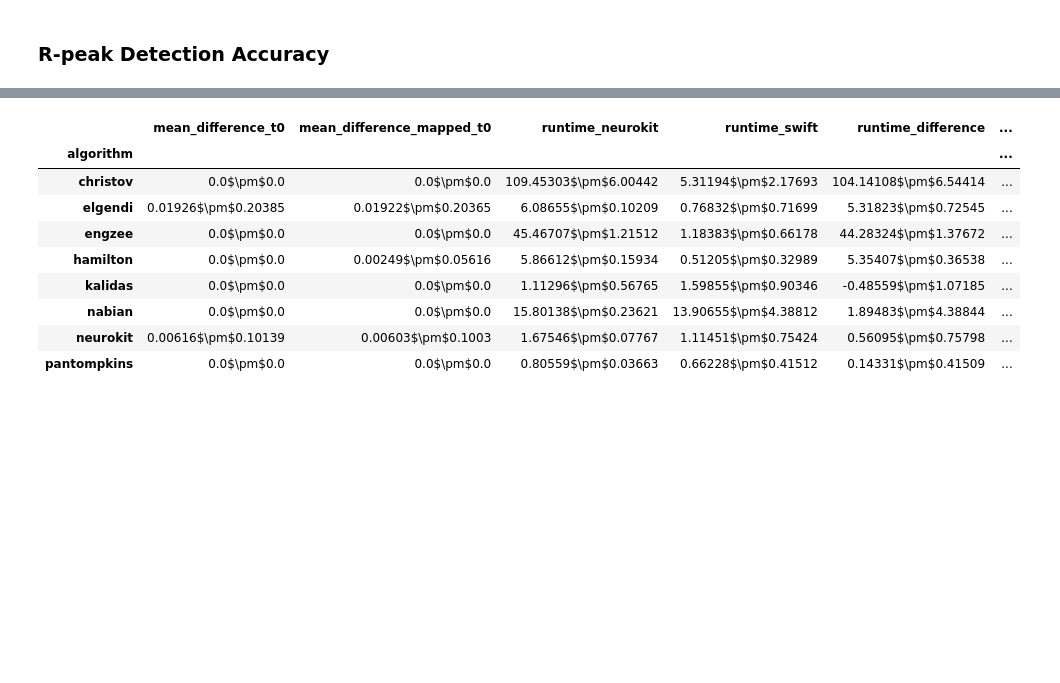
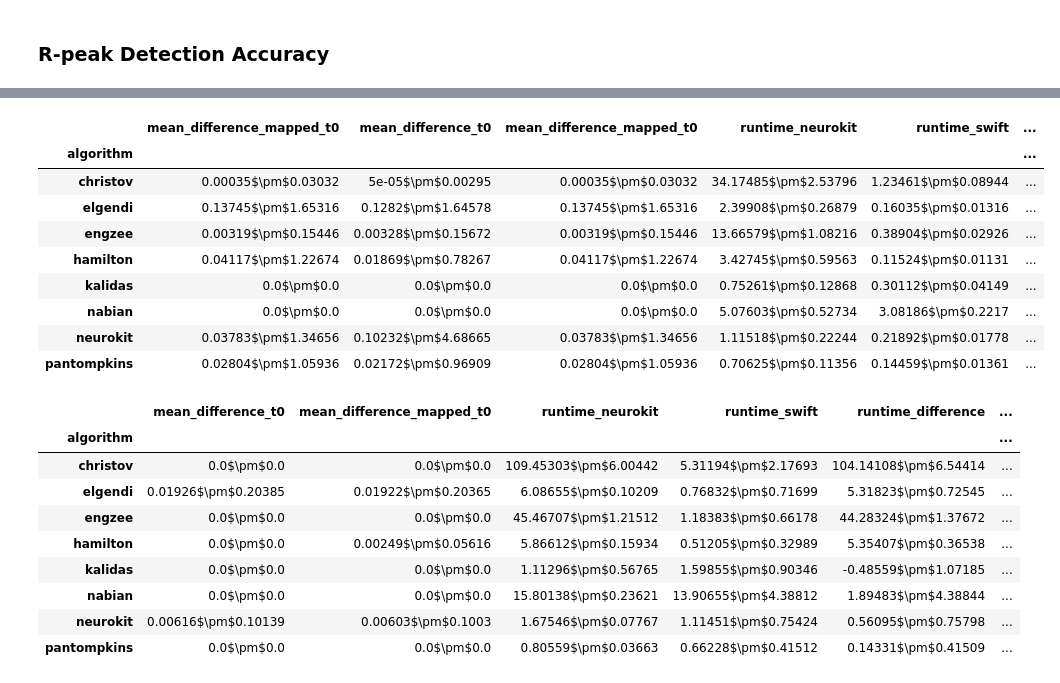
Before and after one commit to CardioKit/PeakWatch, a Jupyter notebook: analysis/analysis.ipynb, the cells around one changed output, grey strips where cells are left out. Drawn from its saved outputs; the diff is of its cells as text; code cells hidden in the pictures; blank space fills up the shorter version.

```diff
--- a/analysis/analysis.ipynb
+++ b/analysis/analysis.ipynb
@@ -619,7 +641,7 @@ Runtime Difference without Christov (ms): 3.2228611784496173 ± 4.21403911290484
 def get_detail_information(result_table):
     evaluation_overview = result_table.groupby('algorithm')[
         [
-            'mean_difference_t0', 'mean_difference_mapped_t0',
+            'mean_difference_mapped_t0', 'mean_difference_t0', 'mean_difference_mapped_t0',
             'runtime_neurokit', 'runtime_swift', 'runtime_difference',
         ]
     ].agg(mean_std)
@@ -628,6 +650,19 @@ def get_detail_information(result_table):
 # %%
 evaluation_overview = get_detail_information(result_table)
 evaluation_overview_os = get_detail_information(result_table_os)
+# %%
+evaluation_overview_os
+# %% [output]
+|  | mean_difference_mapped_t0 | mean_difference_t0 | mean_difference_mapped_t0 | runtime_neurokit | runtime_swift | ... |
+| algorithm |  |  |  |  |  | ... |
+| christov | 0.00035$\pm$0.03032 | 5e-05$\pm$0.00295 | 0.00035$\pm$0.03032 | 34.17485$\pm$2.53796 | 1.23461$\pm$0.08944 | ... |
+| elgendi | 0.13745$\pm$1.65316 | 0.1282$\pm$1.64578 | 0.13745$\pm$1.65316 | 2.39908$\pm$0.26879 | 0.16035$\pm$0.01316 | ... |
+| engzee | 0.00319$\pm$0.15446 | 0.00328$\pm$0.15672 | 0.00319$\pm$0.15446 | 13.66579$\pm$1.08216 | 0.38904$\pm$0.02926 | ... |
+| hamilton | 0.04117$\pm$1.22674 | 0.01869$\pm$0.78267 | 0.04117$\pm$1.22674 | 3.42745$\pm$0.59563 | 0.11524$\pm$0.01131 | ... |
+| kalidas | 0.0$\pm$0.0 | 0.0$\pm$0.0 | 0.0$\pm$0.0 | 0.75261$\pm$0.12868 | 0.30112$\pm$0.04149 | ... |
+| nabian | 0.0$\pm$0.0 | 0.0$\pm$0.0 | 0.0$\pm$0.0 | 5.07603$\pm$0.52734 | 3.08186$\pm$0.2217 | ... |
+| neurokit | 0.03783$\pm$1.34656 | 0.10232$\pm$4.68665 | 0.03783$\pm$1.34656 | 1.11518$\pm$0.22244 | 0.21892$\pm$0.01778 | ... |
+| pantompkins | 0.02804$\pm$1.05936 | 0.02172$\pm$0.96909 | 0.02804$\pm$1.05936 | 0.70625$\pm$0.11356 | 0.14459$\pm$0.01361 | ... |
 # %%
 evaluation_overview
 # %% [output]
```
Also changed, not shown: parts of 8 cells of this notebook.
